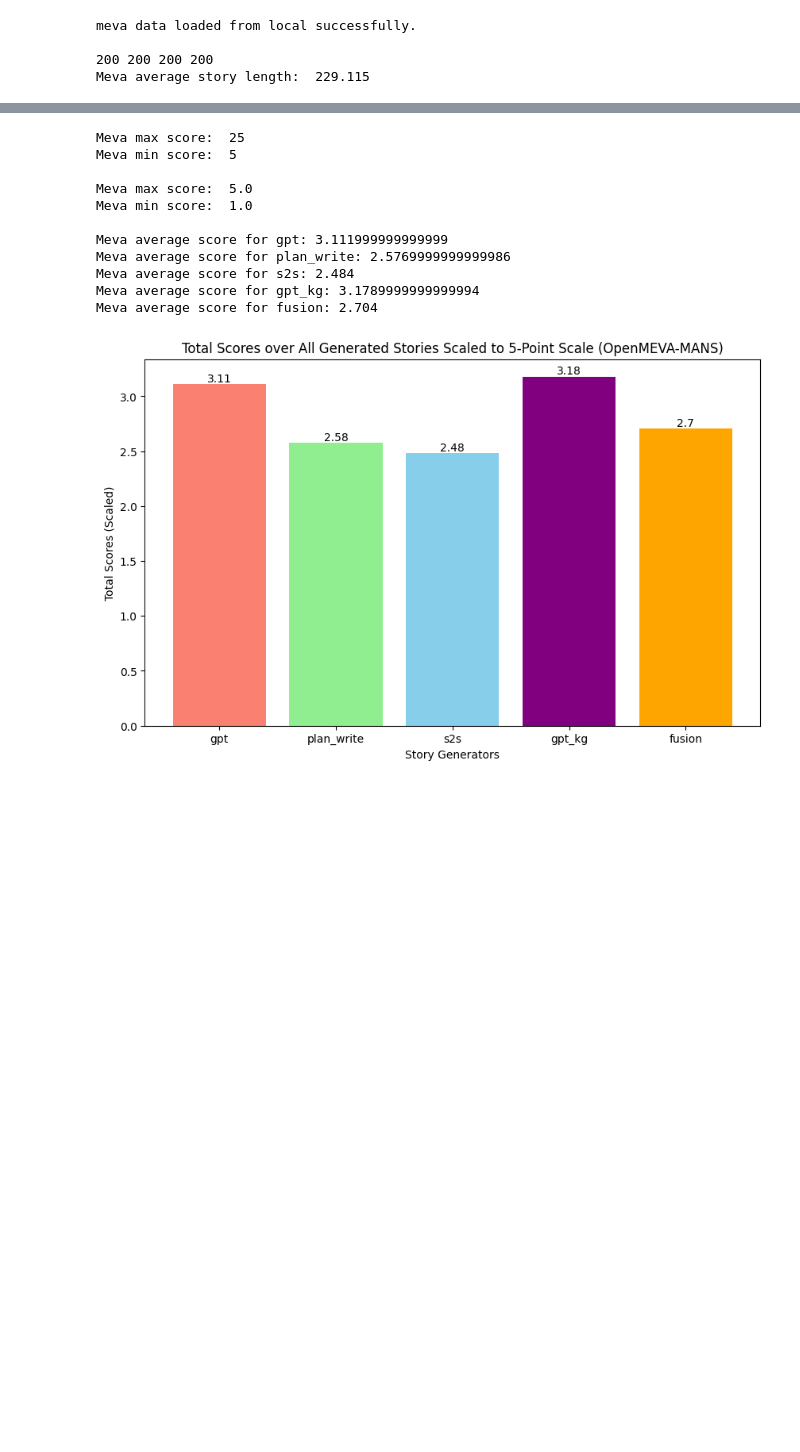
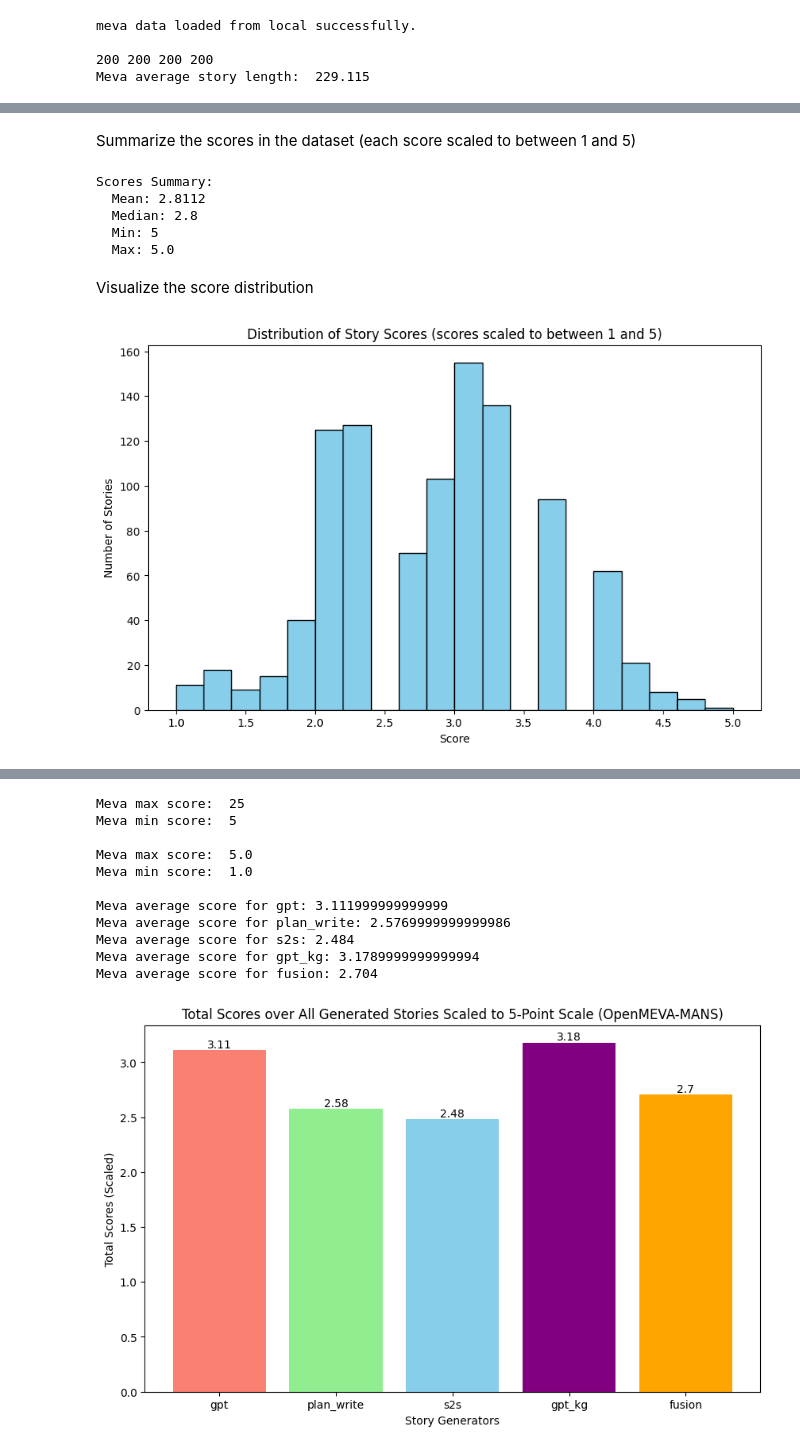
Before and after one commit to flyingdoubleG/MARP, a Jupyter notebook: test.ipynb, the cells around one changed output, grey strips where cells are left out. Drawn from its saved outputs; the diff is of its cells as text; code cells hidden in the pictures; blank space fills up the shorter version.

Commit message:
added some data analysis

```diff
--- a/test.ipynb
+++ b/test.ipynb
@@ -27,0 +32,42 @@ Meva average story length:  229.115
+# %%
+import random
+import numpy as np
+import matplotlib.pyplot as plt
+
+# Display Random Samples
+def display_random_samples(n=5):
+    random_prompts = random.sample(list(prompt2Stories.keys()), n)
+    for prompt in random_prompts:
+        print(f"Prompt: {prompt}")
+        for writer in writers:
+            if writer in prompt2Stories[prompt]:
+                print(f"  Writer: {writer}")
+                print(f"    Score: {prompt2Scores[prompt].get(writer, 'N/A')/5}")
+                print(f"    Story: {prompt2Stories[prompt][writer][:100]}...")  # Display first 100 chars
+            else:
+                print(f"  Writer: {writer} - No story")
+        print("-" * 20)
+
+# Summarize Scores
+def summarize_scores():
+    scores = [score for prompt in prompt2Scores for score in prompt2Scores[prompt].values()]
+    print(f"Scores Summary:\n  Mean: {np.mean(scores)/5}\n  Median: {np.median(scores)/5}\n  Min: {min(scores)/5}\n  Max: {max(scores)/5}")
+
+# Check for Missing Data
+def check_for_missing_data():
+    missing_stories = {prompt: [writer for writer in writers if writer not in prompt2Stories[prompt]] for prompt in prompt2Stories}
+    print("Missing Stories Report:")
+    for prompt, missing in missing_stories.items():
+        if missing:
+            print(f"  Prompt: {prompt} Missing Writers: {missing}")
+
+# Visualize Score Distribution
+def visualize_score_distribution():
+    scores = [score for prompt in prompt2Scores for score in prompt2Scores[prompt].values()]
+    scores = [score/5 for score in scores]  # Normalize scores
+    plt.figure(figsize=(10, 6))
+    plt.hist(scores, bins=20, color='skyblue', edgecolor='black')
+    plt.title('Distribution of Story Scores (scores scaled to between 1 and 5)')
+    plt.xlabel('Score')
+    plt.ylabel('Number of Stories')
+    plt.show()
@@ -27,0 +96,16 @@ Meva average story length:  229.115
+# %% [markdown]
+Summarize the scores in the dataset (each score scaled to between 1 and 5)
+# %%
+summarize_scores()
+# %% [output]
+Scores Summary:
+  Mean: 2.8112
+  Median: 2.8
+  Min: 5
+  Max: 5.0
+# %% [markdown]
+Visualize the score distribution
+# %%
+visualize_score_distribution()
+# %% [output]
+[figure, added]
```
Also changed, not shown: parts of 13 cells of this notebook.
